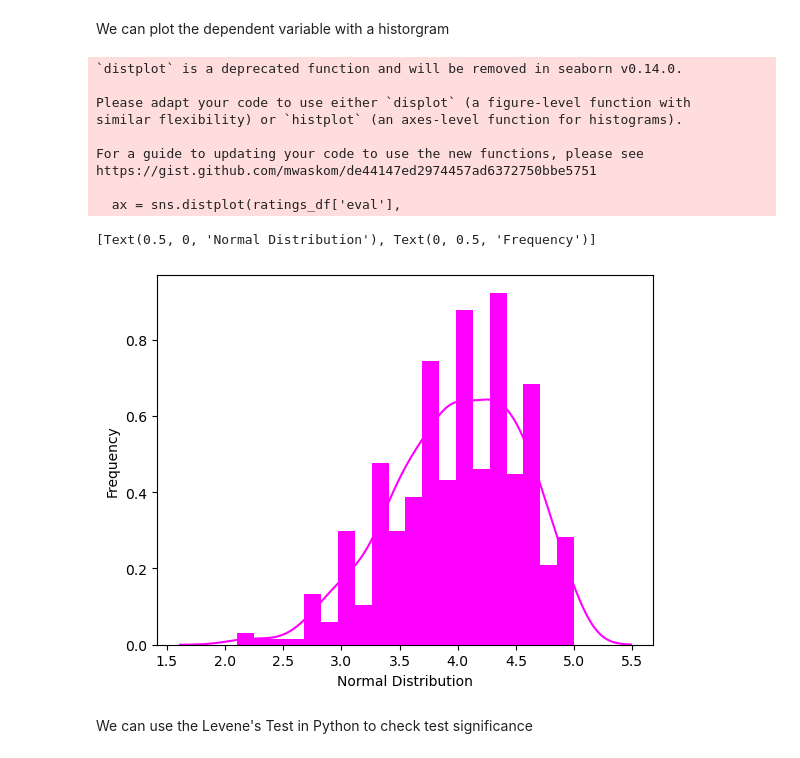
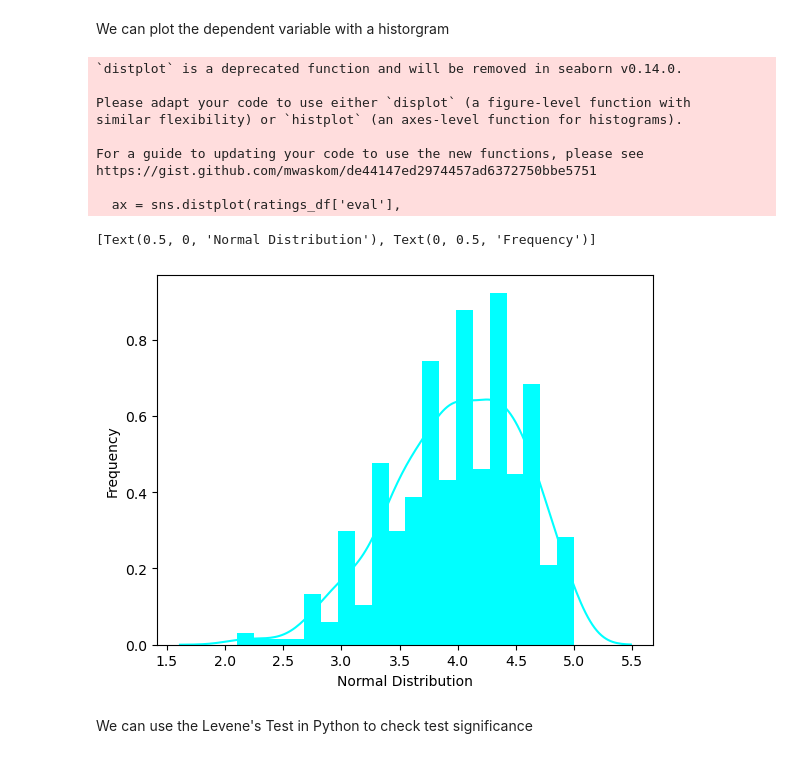
Before and after one commit to tmmendoza29/Coursera, a Jupyter notebook: Python for Data Science/Python Statistics/Hypothesis_Testing.ipynb, the cells around one changed output. Cells and saved outputs as stored; diff of their text form; code cells hidden in the pictures.

```diff
--- a/Python for Data Science/Python Statistics/Hypothesis_Testing.ipynb
+++ b/Python for Data Science/Python Statistics/Hypothesis_Testing.ipynb
@@ -66,23 +66,23 @@ We can plot the dependent variable with a historgram
 # %%
 ax = sns.distplot(ratings_df['eval'],
                   bins=20,
                   kde=True,
-                  color='magenta',
+                  color='cyan',
                   hist_kws={"linewidth": 15,'alpha':1})
 ax.set(xlabel='Normal Distribution', ylabel='Frequency')
 ## we can assume it is normal
 # %% [output]
 `distplot` is a deprecated function and will be removed in seaborn v0.14.0.
 
 Please adapt your code to use either `displot` (a figure-level function with
 similar flexibility) or `histplot` (an axes-level function for histograms).
 
 For a guide to updating your code to use the new functions, please see
 https://gist.github.com/mwaskom/de44147ed2974457ad6372750bbe5751
 
   ax = sns.distplot(ratings_df['eval'],
 [Text(0.5, 0, 'Normal Distribution'), Text(0, 0.5, 'Frequency')]
-[figure, old version]
+[figure, new version]
 # %% [markdown]
 We can use the Levene's Test in Python to check test significance
 # %%
```
Also changed, not shown: parts of 11 cells of this notebook, 7 other files.
